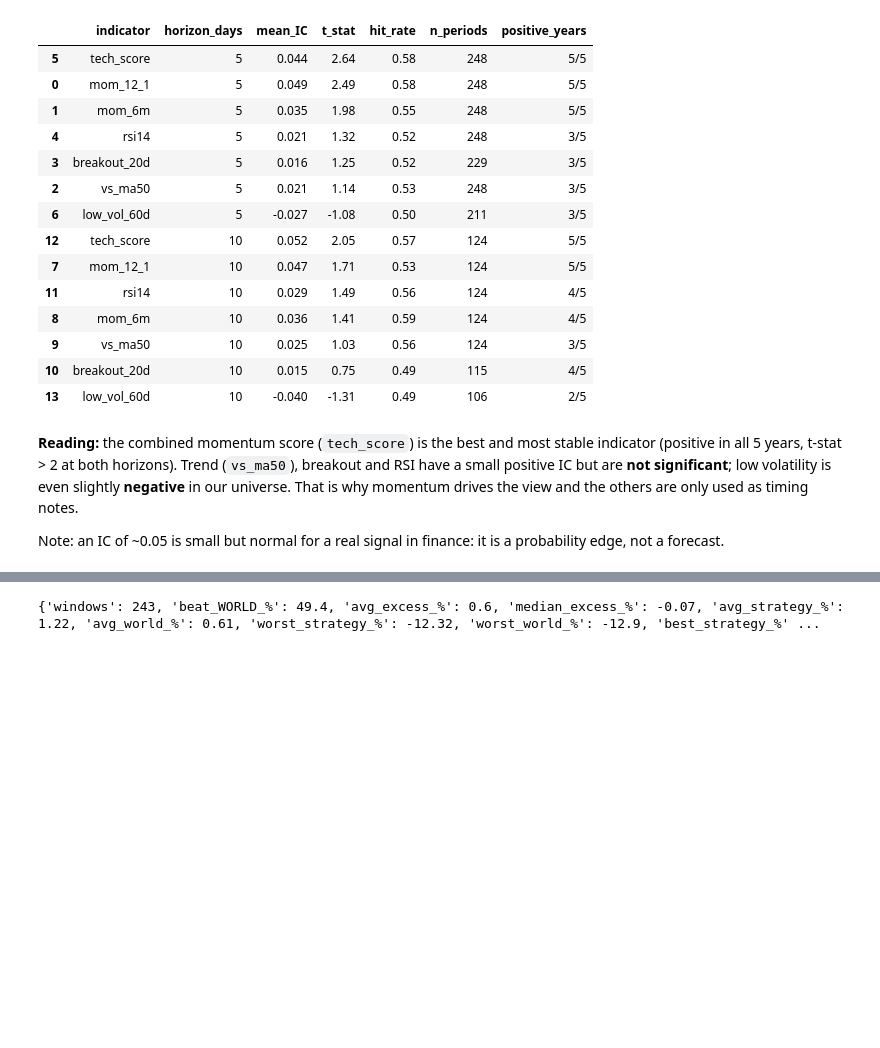
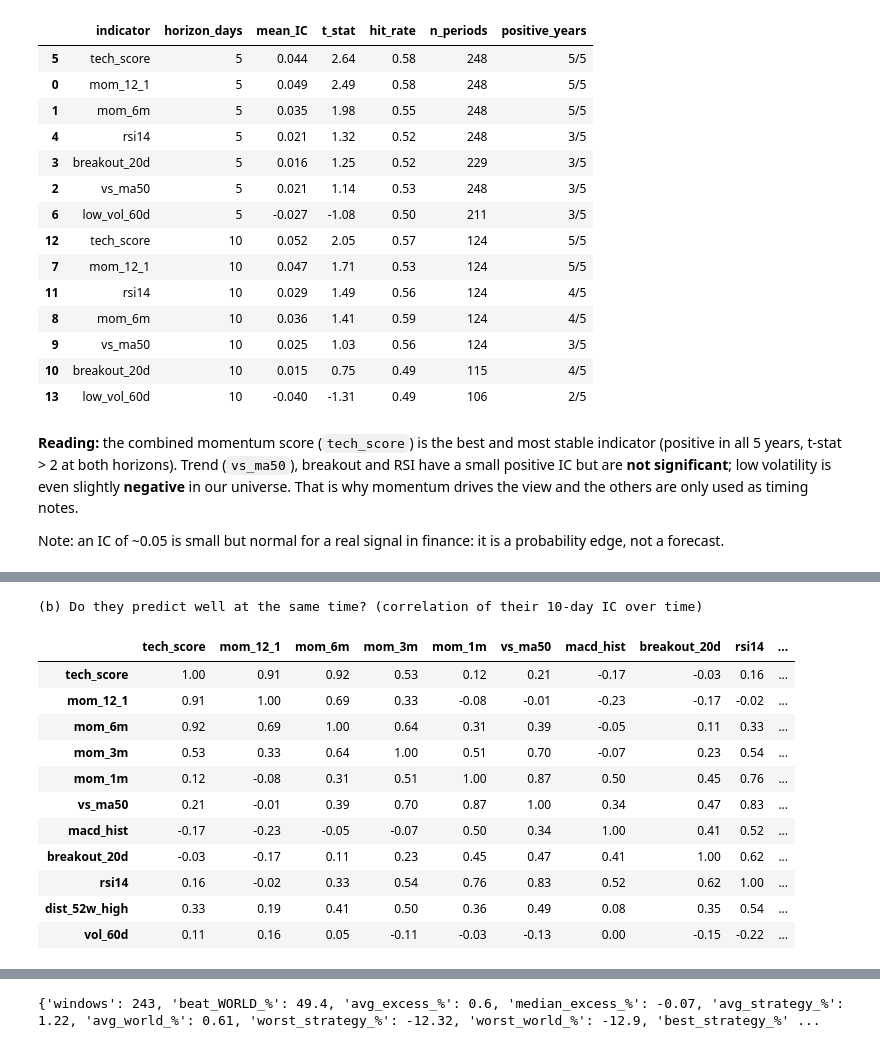
Before and after one commit to morganelpgit/GBAC_team12, a Jupyter notebook: Technical_code/technical_agent.ipynb, the cells around one changed output, grey strips where cells are left out. Drawn from its saved outputs; the diff is of its cells as text; code cells hidden in the pictures; blank space fills up the shorter version.

```diff
--- a/Technical_code/technical_agent.ipynb
+++ b/Technical_code/technical_agent.ipynb
@@ -128,0 +139,6 @@ Note: an IC of ~0.05 is small but normal for a real signal in finance: it is a p
+# %%
+corr = indicator_correlations(prices)
+corr["values"].to_csv("Technical_code/results/indicator_correlation.csv")
+corr["ic"].to_csv("Technical_code/results/indicator_ic_correlation.csv")
+print("(a) Do they rank our ETFs the same way? (average rank correlation)")
+corr["values"]
@@ -128,0 +158,17 @@ Note: an IC of ~0.05 is small but normal for a real signal in finance: it is a p
+# %%
+print("(b) Do they predict well at the same time? (correlation of their 10-day IC over time)")
+corr["ic"]
+# %% [output]
+(b) Do they predict well at the same time? (correlation of their 10-day IC over time)
+|  | tech_score | mom_12_1 | mom_6m | mom_3m | mom_1m | vs_ma50 | macd_hist | breakout_20d | rsi14 | ... |
+| tech_score | 1.00 | 0.91 | 0.92 | 0.53 | 0.12 | 0.21 | -0.17 | -0.03 | 0.16 | ... |
+| mom_12_1 | 0.91 | 1.00 | 0.69 | 0.33 | -0.08 | -0.01 | -0.23 | -0.17 | -0.02 | ... |
+| mom_6m | 0.92 | 0.69 | 1.00 | 0.64 | 0.31 | 0.39 | -0.05 | 0.11 | 0.33 | ... |
+| mom_3m | 0.53 | 0.33 | 0.64 | 1.00 | 0.51 | 0.70 | -0.07 | 0.23 | 0.54 | ... |
+| mom_1m | 0.12 | -0.08 | 0.31 | 0.51 | 1.00 | 0.87 | 0.50 | 0.45 | 0.76 | ... |
+| vs_ma50 | 0.21 | -0.01 | 0.39 | 0.70 | 0.87 | 1.00 | 0.34 | 0.47 | 0.83 | ... |
+| macd_hist | -0.17 | -0.23 | -0.05 | -0.07 | 0.50 | 0.34 | 1.00 | 0.41 | 0.52 | ... |
+| breakout_20d | -0.03 | -0.17 | 0.11 | 0.23 | 0.45 | 0.47 | 0.41 | 1.00 | 0.62 | ... |
+| rsi14 | 0.16 | -0.02 | 0.33 | 0.54 | 0.76 | 0.83 | 0.52 | 0.62 | 1.00 | ... |
+| dist_52w_high | 0.33 | 0.19 | 0.41 | 0.50 | 0.36 | 0.49 | 0.08 | 0.35 | 0.54 | ... |
+| vol_60d | 0.11 | 0.16 | 0.05 | -0.11 | -0.03 | -0.13 | 0.00 | -0.15 | -0.22 | ... |
```
Also changed, not shown: parts of 10 cells of this notebook, 5 other files.
